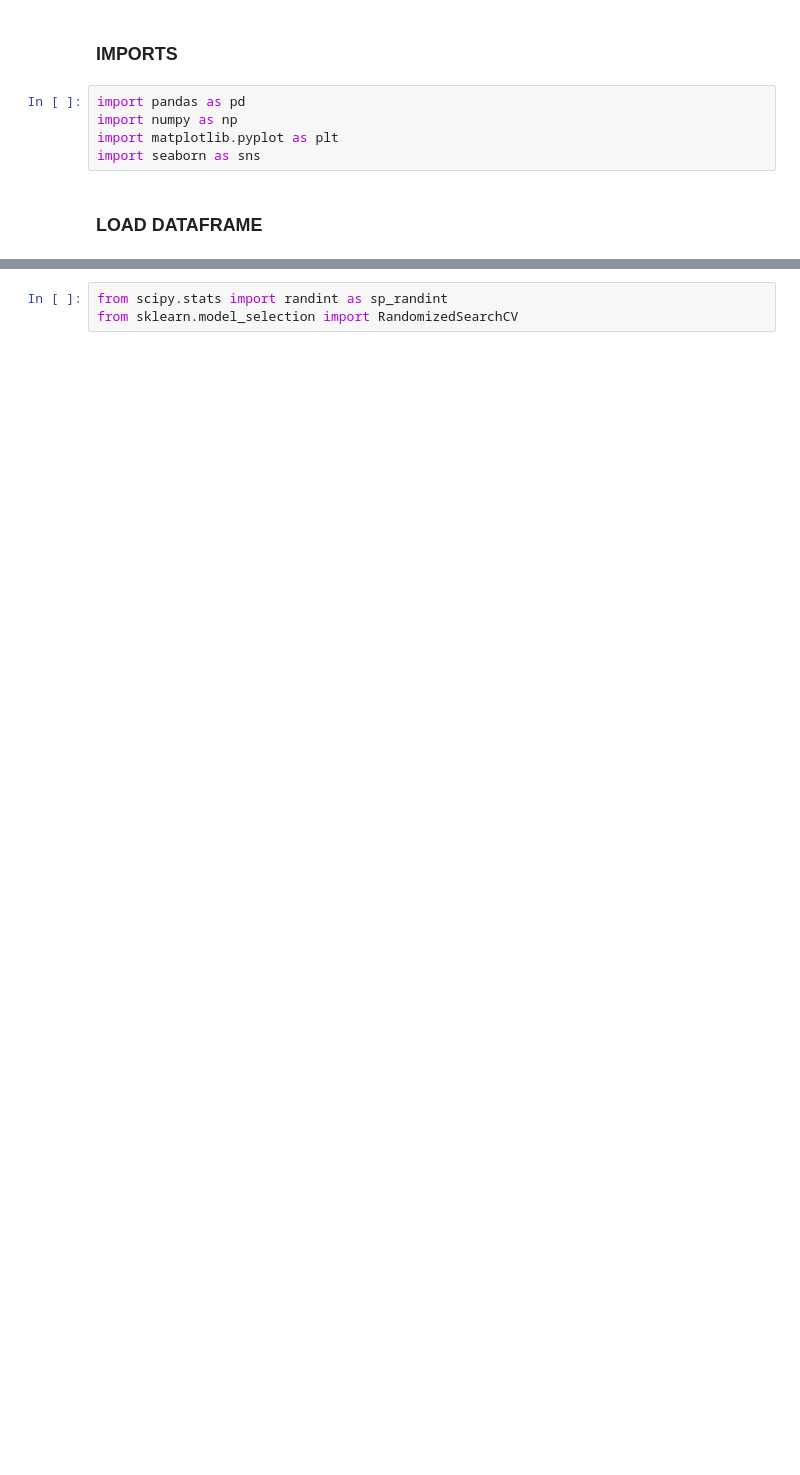
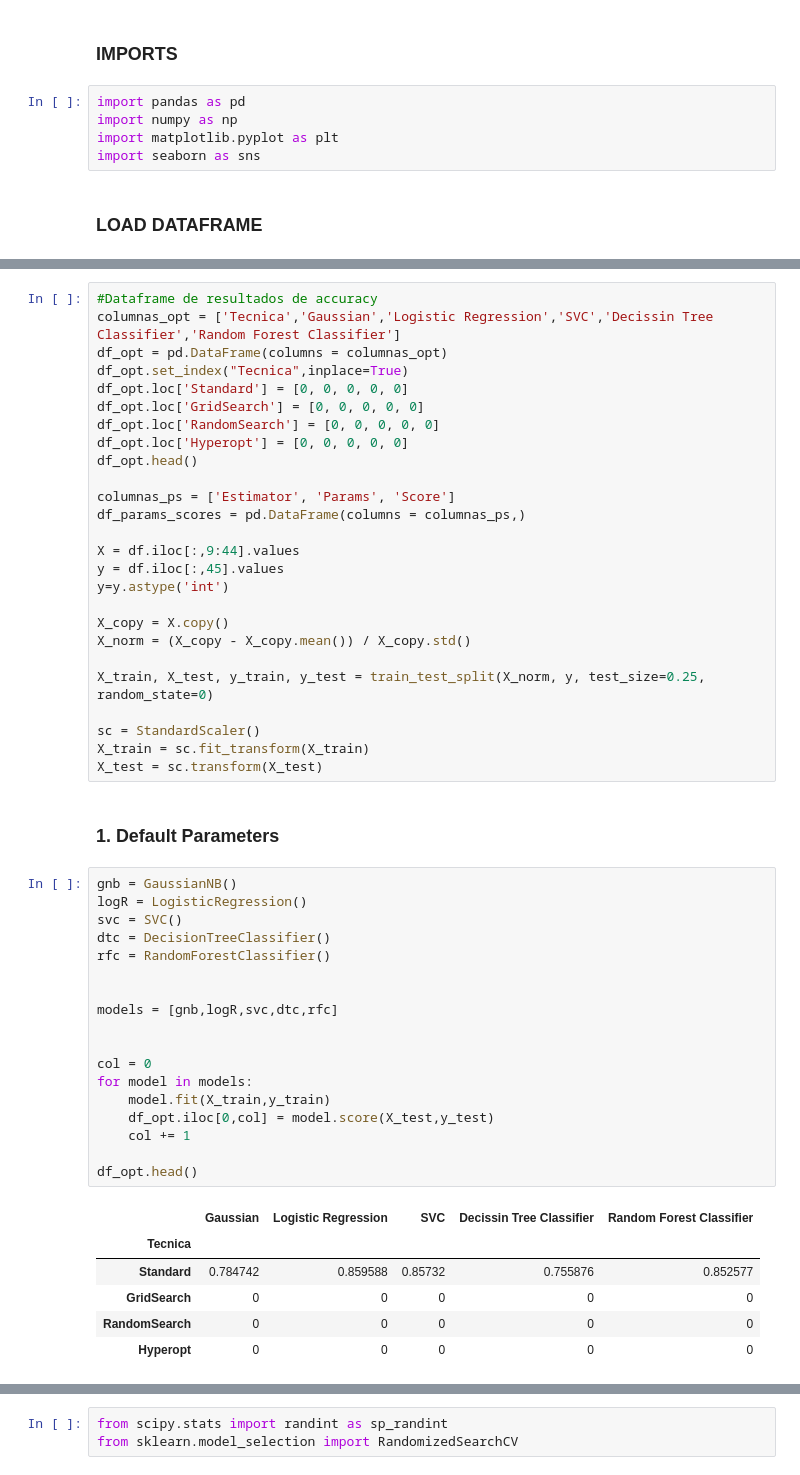
Before and after one commit to robertomanzanolopez/nba_statistics_prediction, a Jupyter notebook: model_creation.ipynb, the cells around one changed output, grey strips where cells are left out. Cells and saved outputs as stored; diff of their text form; blank space fills up the shorter version.

```diff
--- a/model_creation.ipynb
+++ b/model_creation.ipynb
@@ -738,0 +681,53 @@ df_opt.head()
+# %%
+#Dataframe de resultados de accuracy
+columnas_opt = ['Tecnica','Gaussian','Logistic Regression','SVC','Decissin Tree Classifier','Random Forest Classifier']
+df_opt = pd.DataFrame(columns = columnas_opt)
+df_opt.set_index("Tecnica",inplace=True)
+df_opt.loc['Standard'] = [0, 0, 0, 0, 0]
+df_opt.loc['GridSearch'] = [0, 0, 0, 0, 0]
+df_opt.loc['RandomSearch'] = [0, 0, 0, 0, 0]
+df_opt.loc['Hyperopt'] = [0, 0, 0, 0, 0]
+df_opt.head()
+
+columnas_ps = ['Estimator', 'Params', 'Score']
+df_params_scores = pd.DataFrame(columns = columnas_ps,)
+
+X = df.iloc[:,9:44].values
+y = df.iloc[:,45].values
+y=y.astype('int')
+
+X_copy = X.copy()
+X_norm = (X_copy - X_copy.mean()) / X_copy.std()
+
+X_train, X_test, y_train, y_test = train_test_split(X_norm, y, test_size=0.25, random_state=0)
+
+sc = StandardScaler()
+X_train = sc.fit_transform(X_train)
+X_test = sc.transform(X_test)
+# %% [markdown]
+### 1. Default Parameters
+# %%
+gnb = GaussianNB()
+logR = LogisticRegression()
+svc = SVC()
+dtc = DecisionTreeClassifier()
+rfc = RandomForestClassifier()
+
+
+models = [gnb,logR,svc,dtc,rfc]
+
+
+col = 0
+for model in models:
+    model.fit(X_train,y_train)
+    df_opt.iloc[0,col] = model.score(X_test,y_test)
+    col += 1
+
+df_opt.head()
+# %% [output]
+|  | Gaussian | Logistic Regression | SVC | Decissin Tree Classifier | Random Forest Classifier |
+| Tecnica |  |  |  |  |  |
+| Standard | 0.784742 | 0.859588 | 0.85732 | 0.755876 | 0.852577 |
+| GridSearch | 0 | 0 | 0 | 0 | 0 |
+| RandomSearch | 0 | 0 | 0 | 0 | 0 |
+| Hyperopt | 0 | 0 | 0 | 0 | 0 |
```
Also changed, not shown: parts of 115 cells of this notebook.
